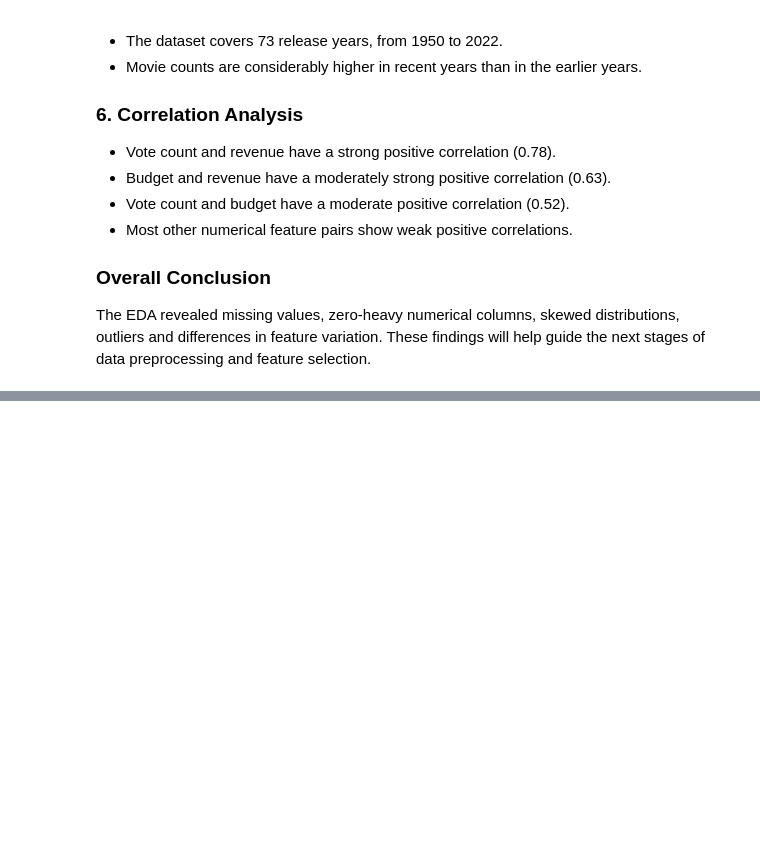
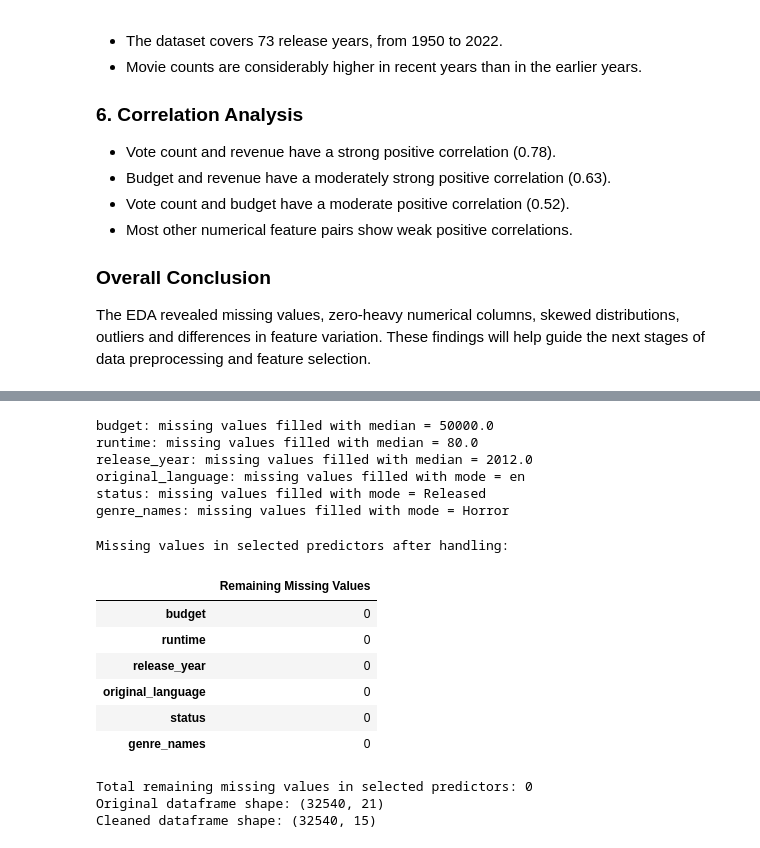
Before and after one commit to alameenShameer/Team3_Horror_Movies_Preprocessing, a Jupyter notebook: Team3_Horror_Movies_Preprocessing.ipynb, the cells around one changed output, grey strips where cells are left out. Saved outputs shown, nothing was run; the diff lists cells and outputs as text; code cells hidden in the pictures; blank space fills up the shorter version.

```diff
--- a/Team3_Horror_Movies_Preprocessing.ipynb
+++ b/Team3_Horror_Movies_Preprocessing.ipynb
@@ -500,0 +582,54 @@ jgfjgjhgjhgjg
+# %%
+numeric_predictors = [
+    col for col in ['budget', 'runtime', 'release_year', 'release_month']
+    if col in df_clean.columns
+]
+
+categorical_predictors = [
+    col for col in ['original_language', 'status', 'genre_names']
+    if col in df_clean.columns
+]
+
+for column in numeric_predictors:
+    median_value = df_clean[column].median()
+    df_clean[column] = df_clean[column].fillna(median_value)
+    print(f'{column}: missing values filled with median = {median_value}')
+
+for column in categorical_predictors:
+    mode_values = df_clean[column].mode(dropna=True)
+    if not mode_values.empty:
+        mode_value = mode_values.iloc[0]
+        df_clean[column] = df_clean[column].fillna(mode_value)
+        print(f'{column}: missing values filled with mode = {mode_value}')
+# %% [output]
+budget: missing values filled with median = 50000.0
+runtime: missing values filled with median = 80.0
+release_year: missing values filled with median = 2012.0
+original_language: missing values filled with mode = en
+status: missing values filled with mode = Released
+genre_names: missing values filled with mode = Horror
+# %%
+handled_predictors = numeric_predictors + categorical_predictors
+
+remaining_missing = df_clean[handled_predictors].isnull().sum()
+
+print('Missing values in selected predictors after handling:')
+display(remaining_missing.to_frame('Remaining Missing Values'))
+
+print('Total remaining missing values in selected predictors:',
+      int(remaining_missing.sum()))
+
+print('Original dataframe shape:', df.shape)
+print('Cleaned dataframe shape:', df_clean.shape)
+# %% [output]
+Missing values in selected predictors after handling:
+|  | Remaining Missing Values |
+| budget | 0 |
+| runtime | 0 |
+| release_year | 0 |
+| original_language | 0 |
+| status | 0 |
+| genre_names | 0 |
+Total remaining missing values in selected predictors: 0
+Original dataframe shape: (32540, 21)
+Cleaned dataframe shape: (32540, 15)
```
Also changed, not shown: parts of 10 cells of this notebook.
